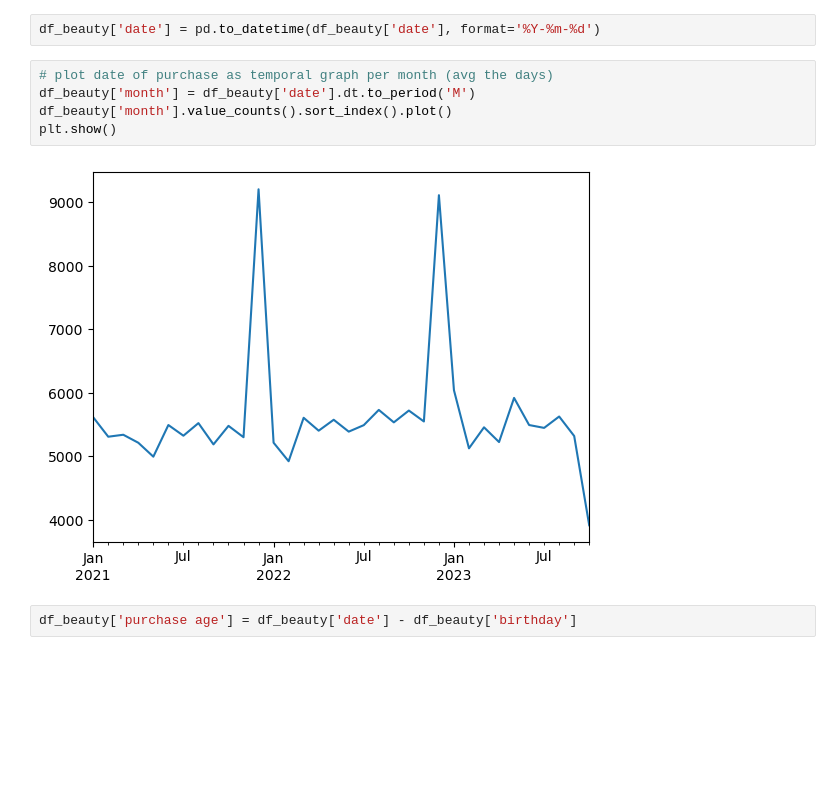
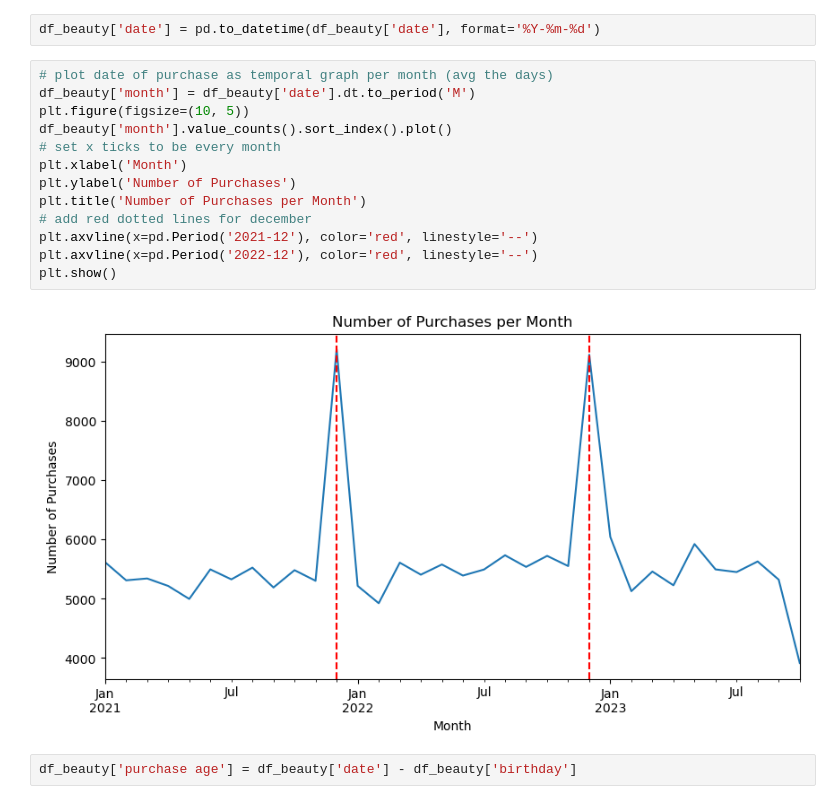
Before and after one commit to michelecoaro/Datanauti, a Jupyter notebook: EDA.ipynb, the cells around one changed output. Cells and saved outputs as stored; diff of their text form; blank space fills up the shorter version.

Commit message:
update some graphs

```diff
--- a/EDA.ipynb
+++ b/EDA.ipynb
@@ -337,10 +294,18 @@ df_beauty['date'] = pd.to_datetime(df_beauty['date'], format='%Y-%m-%d')
 # %%
 # plot date of purchase as temporal graph per month (avg the days)
 df_beauty['month'] = df_beauty['date'].dt.to_period('M')
+plt.figure(figsize=(10, 5))
 df_beauty['month'].value_counts().sort_index().plot()
+# set x ticks to be every month
+plt.xlabel('Month')
+plt.ylabel('Number of Purchases')
+plt.title('Number of Purchases per Month')
+# add red dotted lines for december
+plt.axvline(x=pd.Period('2021-12'), color='red', linestyle='--')
+plt.axvline(x=pd.Period('2022-12'), color='red', linestyle='--')
 plt.show()
 # %% [output]
-[figure, old version]
+[figure, new version]
 # %%
 df_beauty['purchase age'] = df_beauty['date'] - df_beauty['birthday']
 # %%
```
Also changed, not shown: parts of 12 cells of this notebook.
